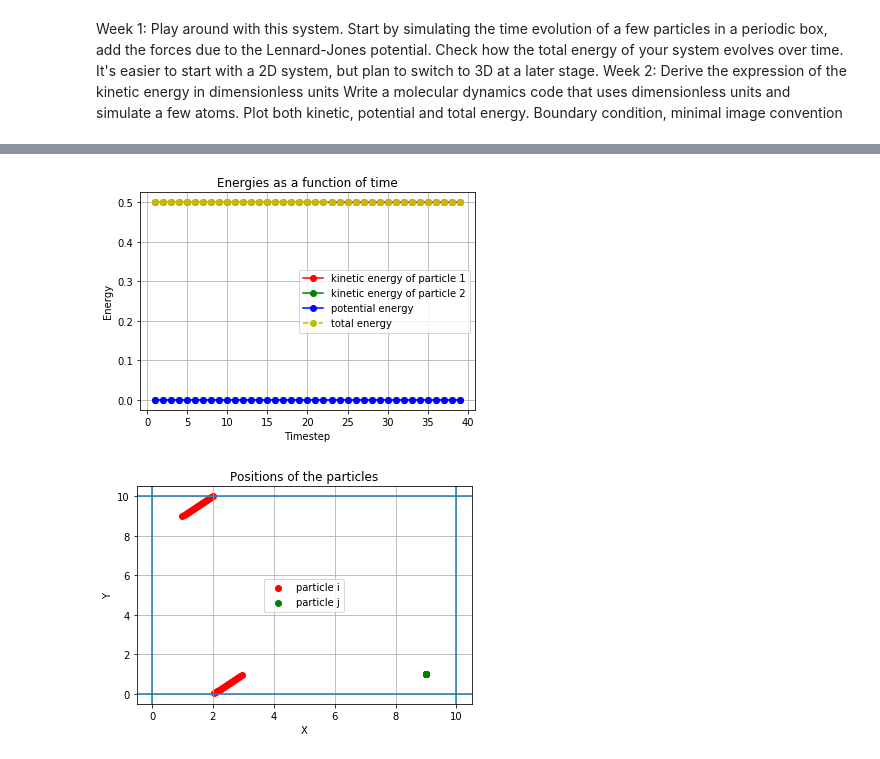
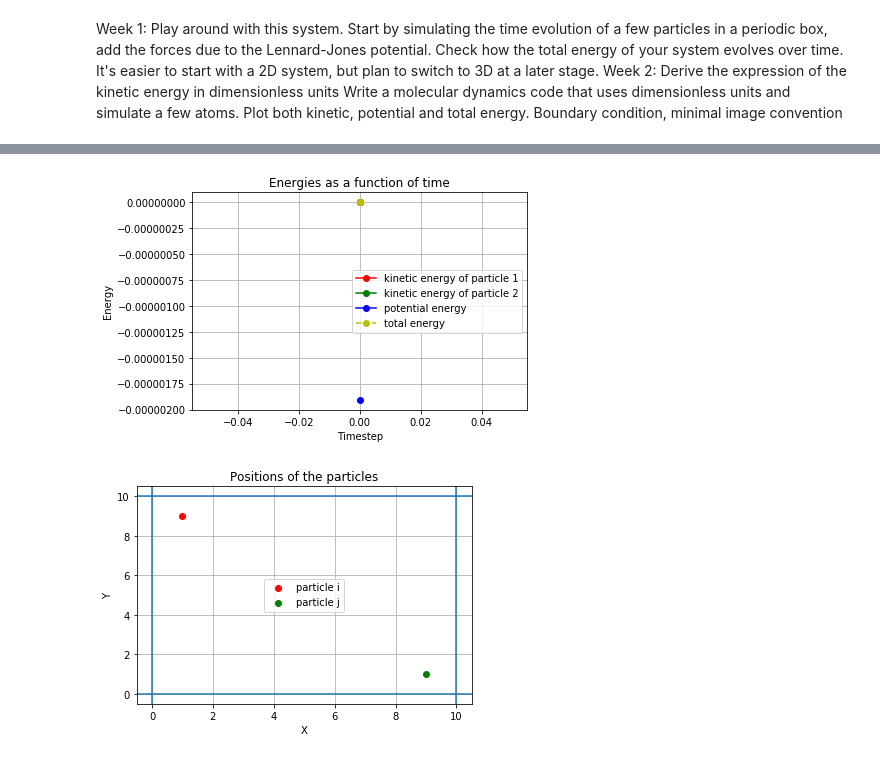
Before and after one commit to Merg3D/computational_physics_2019, a Jupyter notebook: Project1/Argon Project.ipynb, the cells around one changed output, grey strips where cells are left out. Saved outputs shown, nothing was run; the diff lists cells and outputs as text; code cells hidden in the pictures.

Commit message:
Updated next position and velocity equations based on 22/2 class. Errors with r-next being 0, and subsequent values NaN. Needs attention.

```diff
--- a/Project1/Argon Project.ipynb
+++ b/Project1/Argon Project.ipynb
@@ -86,14 +98,15 @@ def next_position(x_prev, v_prev, t):
 
 # Initial conditions
 h = 0.05 # time step
-num_time = 40  # number of time steps
+num_time = 10  # number of time steps
 num_part = 2
+L = 10.0       # size of box
 
 x_i_init = np.array([1.0, 9.0, 0.0]) # initial position vector of particle i
-v_i_init = np.array([1.0, 1.0, 0.0]) # initial velocity vector of particle i
+v_i_init = np.zeros(3)               # start from rest
 
 x_j_init = np.array([9.0, 1.0, 0.0])
-v_j_init = np.array([0.0, 0.0, 0.0])
+v_j_init = np.zeros(3)
 # %%
 #Test
 # next_v = next_velocity(v_init, acc, h)
@@ -151,37 +196,37 @@ for t in timesteps:
 # %%
 # plot the potential, kinetic and total energy
 plt.title('Energies as a function of time')
-plt.plot(timesteps, E_kin[0, 0, :-1], linestyle='-', marker='o', c='r', label='kinetic energy of particle 1')
-plt.plot(timesteps, E_kin[1, 0, :-1], linestyle='-', marker='o', c='g', label='kinetic energy of particle 2')
-plt.plot(timesteps, E_pot[:-1], linestyle='-', marker='o', c='b', label='potential energy')
-plt.plot(timesteps, E_tot[:-1], linestyle='--', marker='o', c='y', label='total energy')
+plt.plot(range(num_time), E_kin[0, :, 0], linestyle='-', marker='o', c='r', label='kinetic energy of particle 1')
+plt.plot(range(num_time), E_kin[1, :, 0], linestyle='-', marker='o', c='g', label='kinetic energy of particle 2')
+plt.plot(range(num_time), E_pot[:], linestyle='-', marker='o', c='b', label='potential energy')
+plt.plot(range(num_time), E_tot[:], linestyle='--', marker='o', c='y', label='total energy')
 plt.xlabel('Timestep')
 plt.ylabel('Energy')
 plt.grid()
 plt.legend()
 
 # plot the positions of both particles in a new figure
 plt.figure()
 plt.title('Positions of the particles')
 plt.scatter(state[0, :, 0], state[0, :, 1], linestyle='-', marker='o', c='r', label='particle i')
 plt.scatter(state[1, :, 0], state[1, :, 1], linestyle='-', marker='o', c='g', label='particle j')
 
 # restrict the view around the box + a small margin
 view_margin = 0.5
 plt.xlim(-view_margin, L + view_margin)
 plt.ylim(-view_margin, L + view_margin)
 plt.xlabel('X')
 plt.ylabel('Y')
 plt.grid()
 plt.legend()
 
 # add border lines around the box
 plt.axvline(0)
 plt.axvline(L)
 plt.axhline(0)
 plt.axhline(L)
 
 plt.show()
 # %% [output]
-[figure, old version]
+[figure, new version]
-[figure, old version]
+[figure, new version]
```
Also changed, not shown: parts of 4 cells of this notebook.
